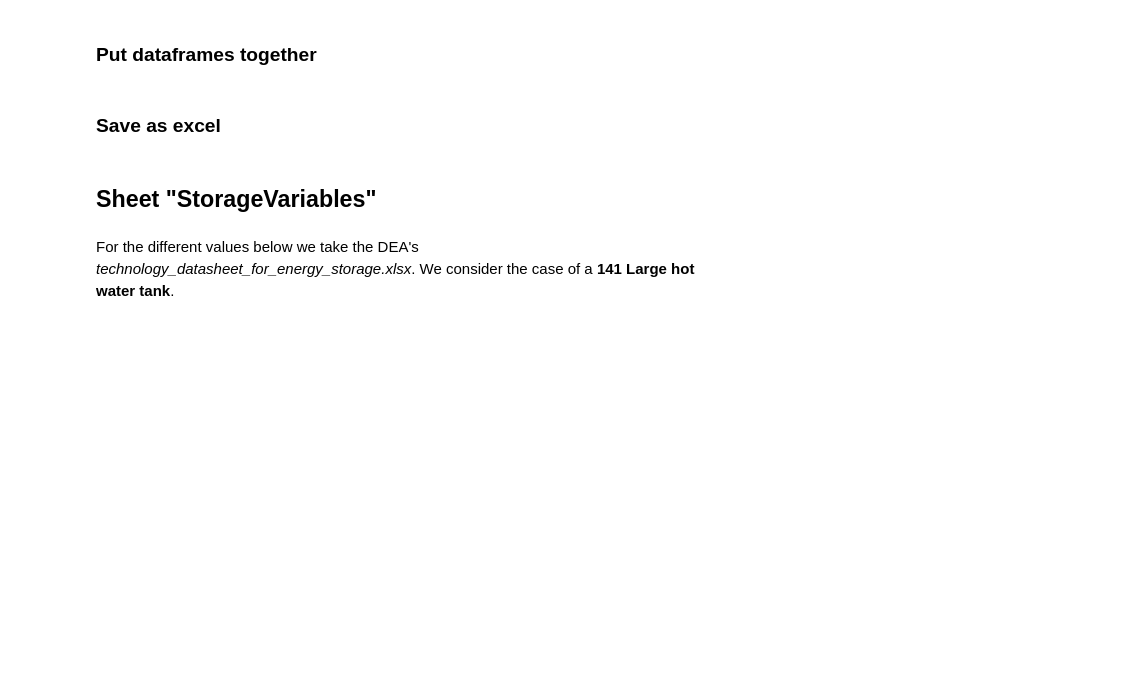
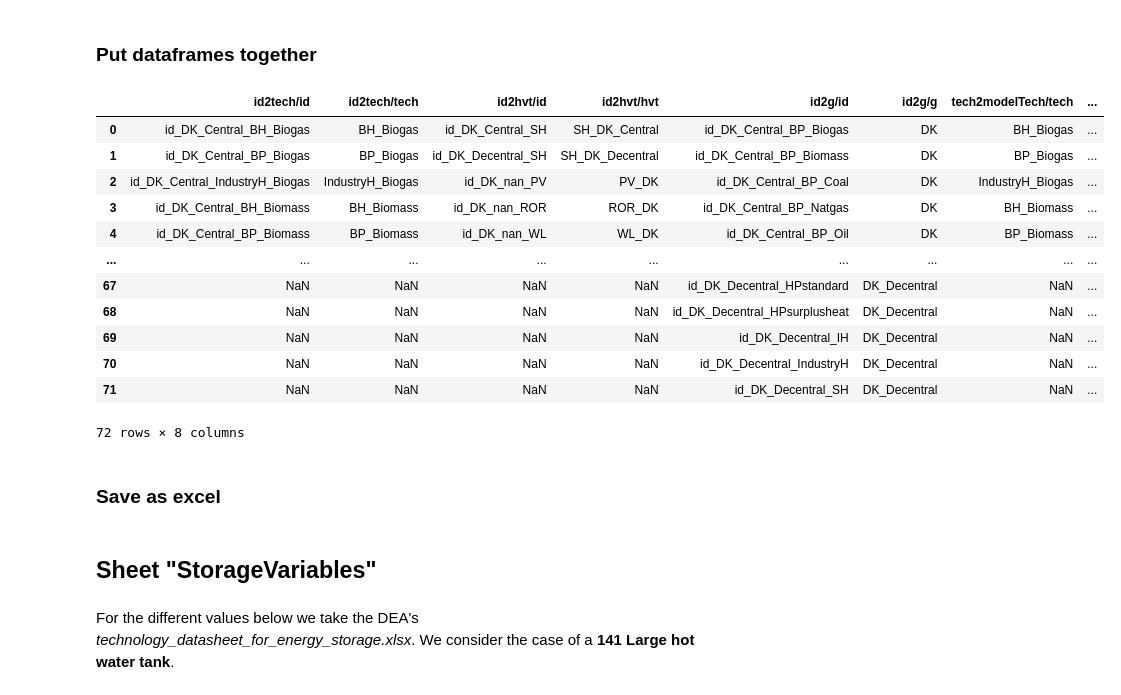
Before and after one commit to marcherger/EnergyEconGroupWork, a Jupyter notebook: DownloadDataForDK/ModelData/0_Construct_Final_Dataset.ipynb, the cells around one changed output. Cells and saved outputs as stored; diff of their text form; code cells hidden in the pictures; blank space fills up the shorter version.

```diff
--- a/DownloadDataForDK/ModelData/0_Construct_Final_Dataset.ipynb
+++ b/DownloadDataForDK/ModelData/0_Construct_Final_Dataset.ipynb
@@ -472,5 +593,5 @@ Filter out rows containing *ImportFrom*:
 Import from *id2g_E.xlsx*:
 # %%
 id2g_E = pd.read_excel(os.path.join(os.getcwd(), 'id2g_E.xlsx')).rename(columns={
-    'id':'id2g_E/id',
-    'g_E':'id2g_E/g_E'})
+    'id':'id2g/id',
+    'g_E':'id2g/g'})
@@ -491,5 +632,5 @@ Filter out rows containing *ImportFrom*:
 Import from *id2g_H.xlsx*:
 # %%
 id2g_H = pd.read_excel(os.path.join(os.getcwd(), 'id2g_H.xlsx')).rename(columns={
-    'id':'id2g_H/id',
-    'g_H':'id2g_H/g_H'})
+    'id':'id2g/id',
+    'g_H':'id2g/g'})
@@ -499,0 +663,2 @@ Remove *id_* prefix from *id2g_H/id* column:
+# %%
+id2g = pd.concat([id2g_E,id2g_H], axis=0).reset_index(drop=True)
@@ -508,7 +709,23 @@ tech2modelTech = pd.read_excel(os.path.join(os.getcwd(), 'tech2modelTech.xlsx'))
 # %% [markdown]
 ### Put dataframes together
 # %%
-GeneratorsMaps_df = pd.concat([id2tech,id2hvt,id2g_E,id2g_H,tech2modelTech], axis=1)
+GeneratorsMaps_df = pd.concat([id2tech,id2hvt,id2g,tech2modelTech], axis=1)
+# %%
+GeneratorsMaps_df
+# %% [output]
+|  | id2tech/id | id2tech/tech | id2hvt/id | id2hvt/hvt | id2g/id | id2g/g | tech2modelTech/tech | ... |
+| 0 | id_DK_Central_BH_Biogas | BH_Biogas | id_DK_Central_SH | SH_DK_Central | id_DK_Central_BP_Biogas | DK | BH_Biogas | ... |
+| 1 | id_DK_Central_BP_Biogas | BP_Biogas | id_DK_Decentral_SH | SH_DK_Decentral | id_DK_Central_BP_Biomass | DK | BP_Biogas | ... |
+| 2 | id_DK_Central_IndustryH_Biogas | IndustryH_Biogas | id_DK_nan_PV | PV_DK | id_DK_Central_BP_Coal | DK | IndustryH_Biogas | ... |
+| 3 | id_DK_Central_BH_Biomass | BH_Biomass | id_DK_nan_ROR | ROR_DK | id_DK_Central_BP_Natgas | DK | BH_Biomass | ... |
+| 4 | id_DK_Central_BP_Biomass | BP_Biomass | id_DK_nan_WL | WL_DK | id_DK_Central_BP_Oil | DK | BP_Biomass | ... |
+| ... | ... | ... | ... | ... | ... | ... | ... | ... |
+| 67 | NaN | NaN | NaN | NaN | id_DK_Decentral_HPstandard | DK_Decentral | NaN | ... |
+| 68 | NaN | NaN | NaN | NaN | id_DK_Decentral_HPsurplusheat | DK_Decentral | NaN | ... |
+| 69 | NaN | NaN | NaN | NaN | id_DK_Decentral_IH | DK_Decentral | NaN | ... |
+| 70 | NaN | NaN | NaN | NaN | id_DK_Decentral_IndustryH | DK_Decentral | NaN | ... |
+| 71 | NaN | NaN | NaN | NaN | id_DK_Decentral_SH | DK_Decentral | NaN | ... |
+72 rows × 8 columns
 # %% [markdown]
 ### Save as excel
 # %%
```
Also changed, not shown: parts of 89 cells of this notebook, 16 other files.
